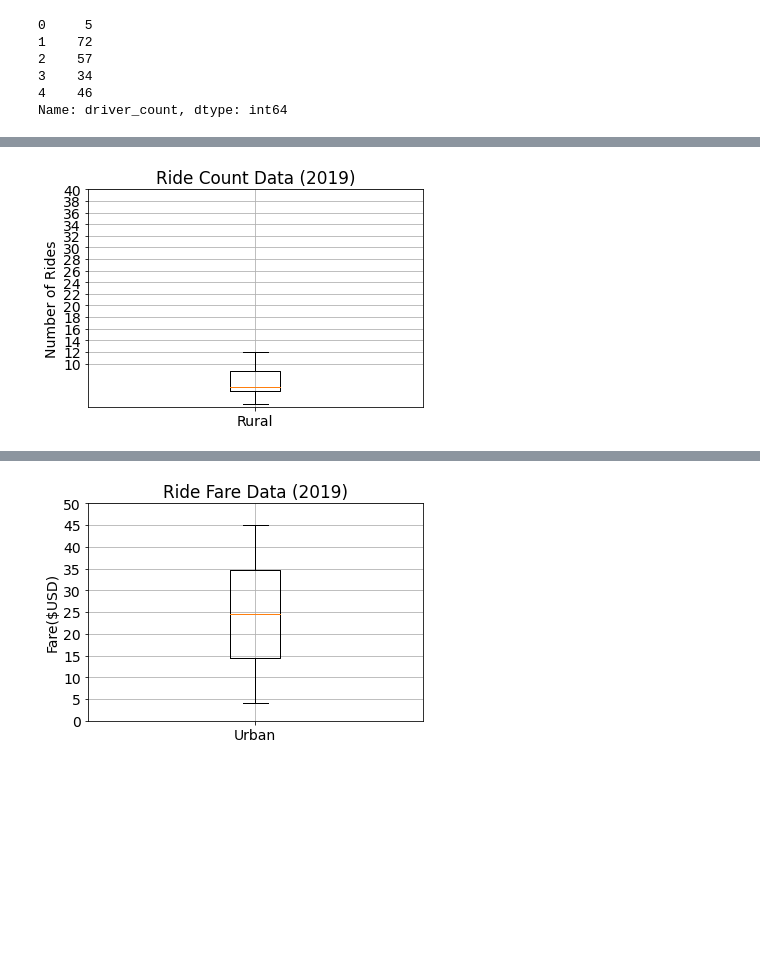
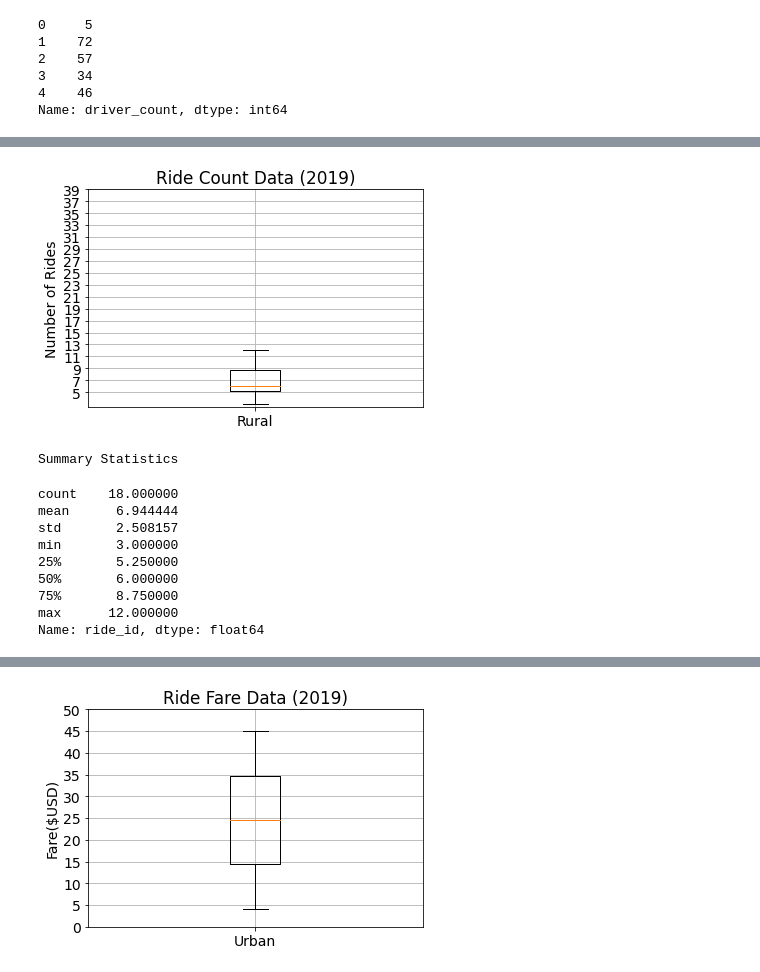
Before and after one commit to Quinneth/PyBer_Analysis, a Jupyter notebook: PyBer.ipynb, the cells around one changed output, grey strips where cells are left out. Cells and saved outputs as stored; diff of their text form; code cells hidden in the pictures; blank space fills up the shorter version.

```diff
--- a/PyBer.ipynb
+++ b/PyBer.ipynb
@@ -676,16 +688,28 @@ plt.show()
 # %%
 #SKILL DRILL
 
 # Create a box-and-whisker plot for the rural cities ride count.
 x_labels = ["Rural"]
 fig, ax = plt.subplots()
 ax.boxplot(rural_ride_count, labels=x_labels)
 # Add the title, y-axis label and grid.
 ax.set_title('Ride Count Data (2019)')
 ax.set_ylabel('Number of Rides')
-ax.set_yticks(np.arange(10, 41, step=2.0))
+ax.set_yticks(np.arange(5, 41, step=2.0))
 ax.grid()
 plt.show()
+print("Summary Statistics")
+rural_ride_count.describe()
 # %% [output]
-[figure, old version]
+[figure, new version]
+Summary Statistics
+count    18.000000
+mean      6.944444
+std       2.508157
+min       3.000000
+25%       5.250000
+50%       6.000000
+75%       8.750000
+max      12.000000
+Name: ride_id, dtype: float64
 # %%
```
Also changed, not shown: parts of 4 cells of this notebook.
